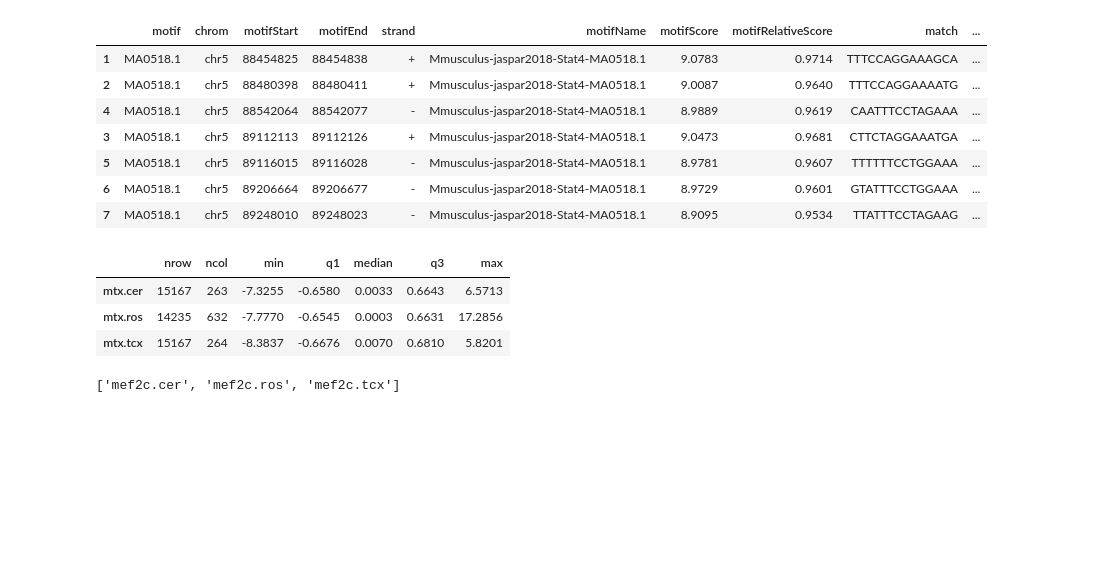
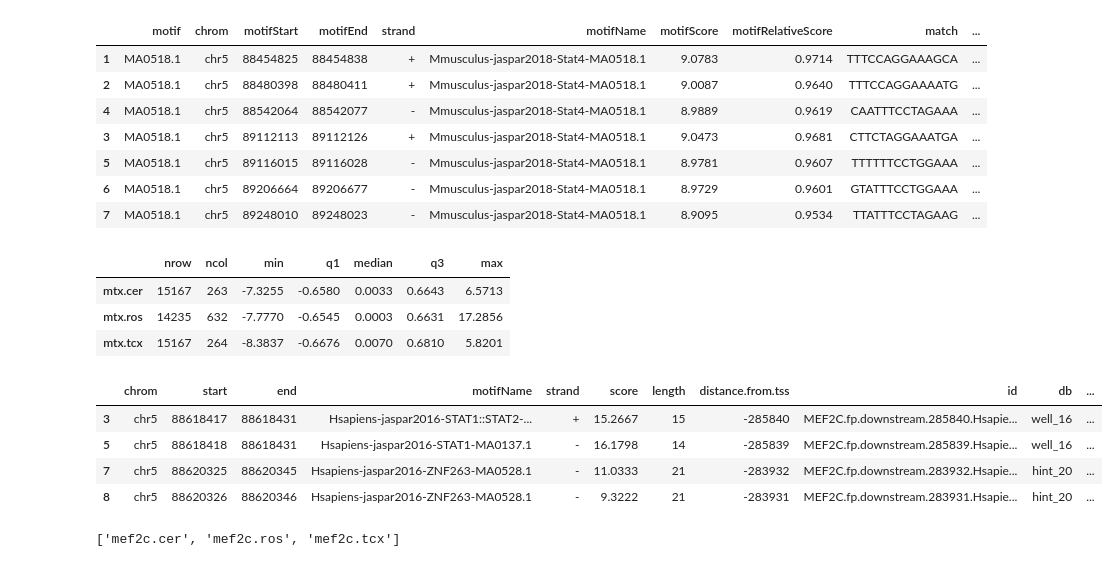
Before and after one commit to PriceLab/eqtlTrenaNotebooks, a Jupyter notebook: mef2c/notebookRepo/cory/mef2c-wishList.ipynb, the cells around one changed output. Cells and saved outputs as stored; diff of their text form; code cells hidden in the pictures; blank space fills up the shorter version.

```diff
--- a/mef2c/notebookRepo/cory/mef2c-wishList.ipynb
+++ b/mef2c/notebookRepo/cory/mef2c-wishList.ipynb
@@ -53,6 +74,14 @@ mef2c_promoter_roi = "chr5:88,824,860-88,828,140"
 trena.showGenomicRegion(mef2c_promoter_roi)
 # %%
 tbl_fp = trena.getFootprintsInRegion(True)
+# %%
+tbl_fp.iloc[1:5,]
+# %% [output]
+|  | chrom | start | end | motifName | strand | score | length | distance.from.tss | id | db | ... |
+| 3 | chr5 | 88618417 | 88618431 | Hsapiens-jaspar2016-STAT1::STAT2-... | + | 15.2667 | 15 | -285840 | MEF2C.fp.downstream.285840.Hsapie... | well_16 | ... |
+| 5 | chr5 | 88618418 | 88618431 | Hsapiens-jaspar2016-STAT1-MA0137.1 | - | 16.1798 | 14 | -285839 | MEF2C.fp.downstream.285839.Hsapie... | well_16 | ... |
+| 7 | chr5 | 88620325 | 88620345 | Hsapiens-jaspar2016-ZNF263-MA0528.1 | - | 11.0333 | 21 | -283932 | MEF2C.fp.downstream.283932.Hsapie... | hint_20 | ... |
+| 8 | chr5 | 88620326 | 88620346 | Hsapiens-jaspar2016-ZNF263-MA0528.1 | - | 9.3222 | 21 | -283931 | MEF2C.fp.downstream.283931.Hsapie... | hint_20 | ... |
 # %%
 mef2c_promoter_roi = "chr5:88,824,860-88,828,140"
 trena.showGenomicRegion(mef2c_promoter_roi)
```
Also changed, not shown: parts of 7 cells of this notebook, 2 other files.
